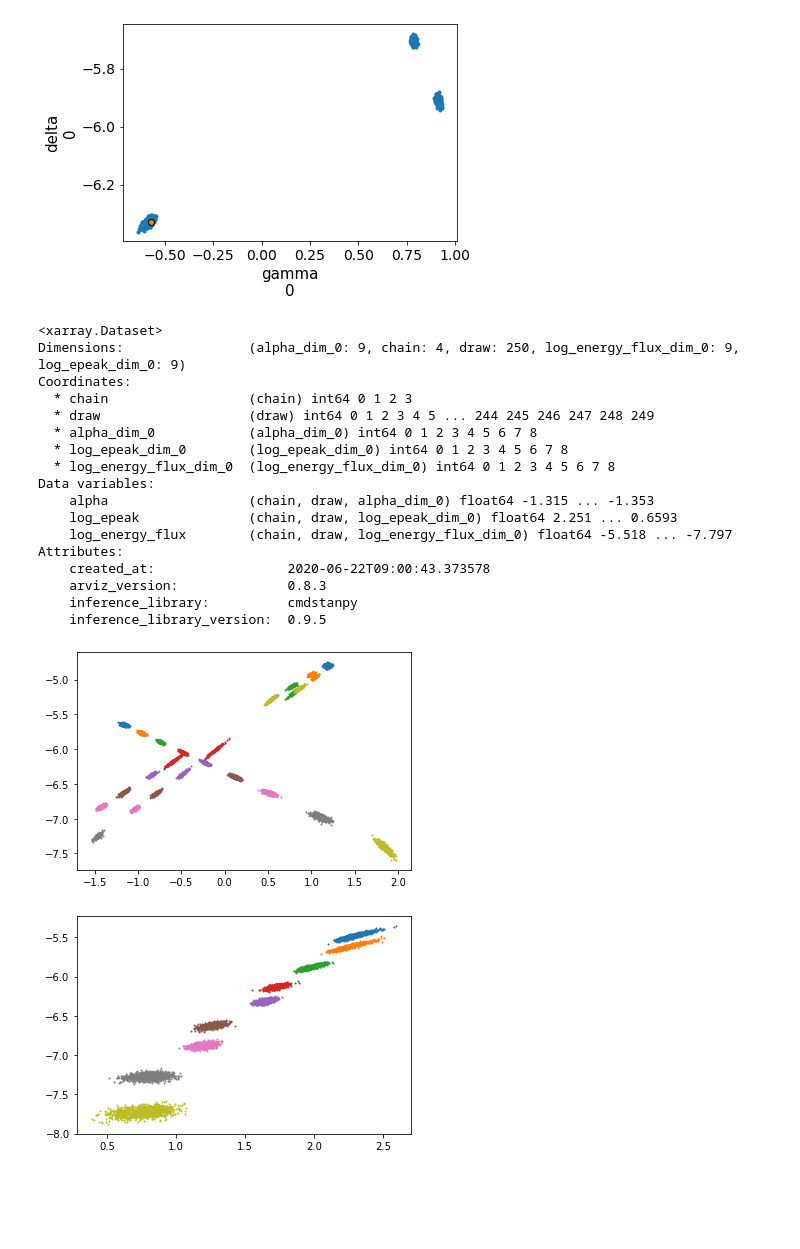
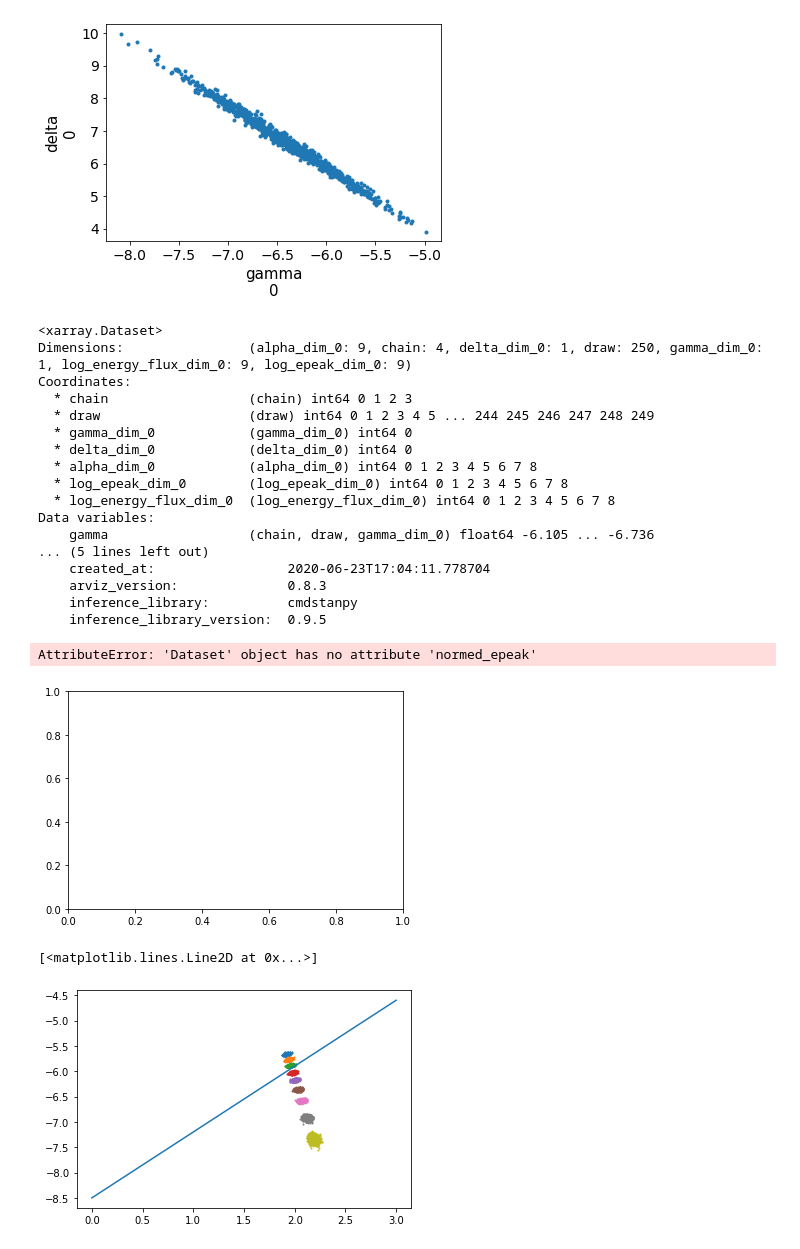
Before and after one commit to grburgess/zusammen, a Jupyter notebook: examples/fit.ipynb, the cells around one changed output. Cells and saved outputs as stored; diff of their text form; code cells hidden in the pictures; blank space fills up the shorter version.

```diff
--- a/examples/fit.ipynb
+++ b/examples/fit.ipynb
@@ -14,10 +12,10 @@ WARNING RuntimeWarning: numpy.ufunc size changed, may indicate binary incompatib
 ds = zusammen.DataSet.from_hdf5_file('data/sgrb.h5')
 # %%
 data = ds.to_stan_dict()
-N_gen_spectra = 100
-model_energy = np.logspace(0,5,N_gen_spectra)
-data['N_gen_spectra'] = N_gen_spectra
-data['model_energy'] = model_energy
+#N_gen_spectra = 100
+#model_energy = np.logspace(0,5,N_gen_spectra)
+#data['N_gen_spectra'] = N_gen_spectra
+#data['model_energy'] = model_energy
 
 warmup = 500
 samps = 250
@@ -42,3 +28,4 @@ True
 # %%
-model = CmdStanModel(stan_file="stan/cor_test.stan", cpp_options={'STAN_THREADS': 'TRUE'})
+model = CmdStanModel(stan_file="stan/cor_test.stan",
+                     cpp_options={'STAN_THREADS': 'TRUE'})
 # %% [output]
@@ -66,24 +53,24 @@ arviz.plot_trace(av, var_names=["gamma", "delta"]);
 # %%
-arviz.plot_pair(av,var_names=["gamma", "delta"], divergences=True);
+arviz.plot_pair(av, var_names=["gamma", "delta"], divergences=True);
 # %% [output]
-[figure, old version]
+[figure, new version]
 # %%
 av.posterior
 # %% [output]
 <xarray.Dataset>
-Dimensions:                (alpha_dim_0: 9, chain: 4, draw: 250, log_energy_flux_dim_0: 9, log_epeak_dim_0: 9)
+Dimensions:                (alpha_dim_0: 9, chain: 4, delta_dim_0: 1, draw: 250, gamma_dim_0: 1, log_energy_flux_dim_0: 9, log_epeak_dim_0: 9)
 Coordinates:
   * chain                  (chain) int64 0 1 2 3
   * draw                   (draw) int64 0 1 2 3 4 5 ... 244 245 246 247 248 249
+  * gamma_dim_0            (gamma_dim_0) int64 0
+  * delta_dim_0            (delta_dim_0) int64 0
   * alpha_dim_0            (alpha_dim_0) int64 0 1 2 3 4 5 6 7 8
   * log_epeak_dim_0        (log_epeak_dim_0) int64 0 1 2 3 4 5 6 7 8
   * log_energy_flux_dim_0  (log_energy_flux_dim_0) int64 0 1 2 3 4 5 6 7 8
 Data variables:
-    alpha                  (chain, draw, alpha_dim_0) float64 -1.315 ... -1.353
-    log_epeak              (chain, draw, log_epeak_dim_0) float64 2.251 ... 0.6593
-    log_energy_flux        (chain, draw, log_energy_flux_dim_0) float64 -5.518 ... -7.797
-Attributes:
-    created_at:                 2020-06-22T09:00:43.373578
+    gamma                  (chain, draw, gamma_dim_0) float64 -6.105 ... -6.736
+... (5 lines left out)
+    created_at:                 2020-06-23T17:04:11.778704
     arviz_version:              0.8.3
     inference_library:          cmdstanpy
     inference_library_version:  0.9.5
@@ -101,16 +88,20 @@ xx = np.linspace(0,3,50)
 
 #ax.plot(xx+2, 1.2 * (xx+2) - 10.6)
 # %% [output]
+AttributeError: 'Dataset' object has no attribute 'normed_epeak'
-[figure, old version]
+[figure, new version]
 # %%
 fig, ax = plt.subplots()
 
 for i in range(9):
 
     ax.scatter(np.concatenate(av.posterior.log_epeak[:,:,i]),
                np.concatenate(av.posterior.log_energy_flux[:,:,i]), s=1)
 
 
 xx = np.linspace(0,3,50)
+
+ax.plot(xx, 1.3*xx - 8.5)
 # %% [output]
+[<matplotlib.lines.Line2D at 0x...>]
-[figure, old version]
+[figure, new version]
```
Also changed, not shown: parts of 10 cells of this notebook, 4 other files.
